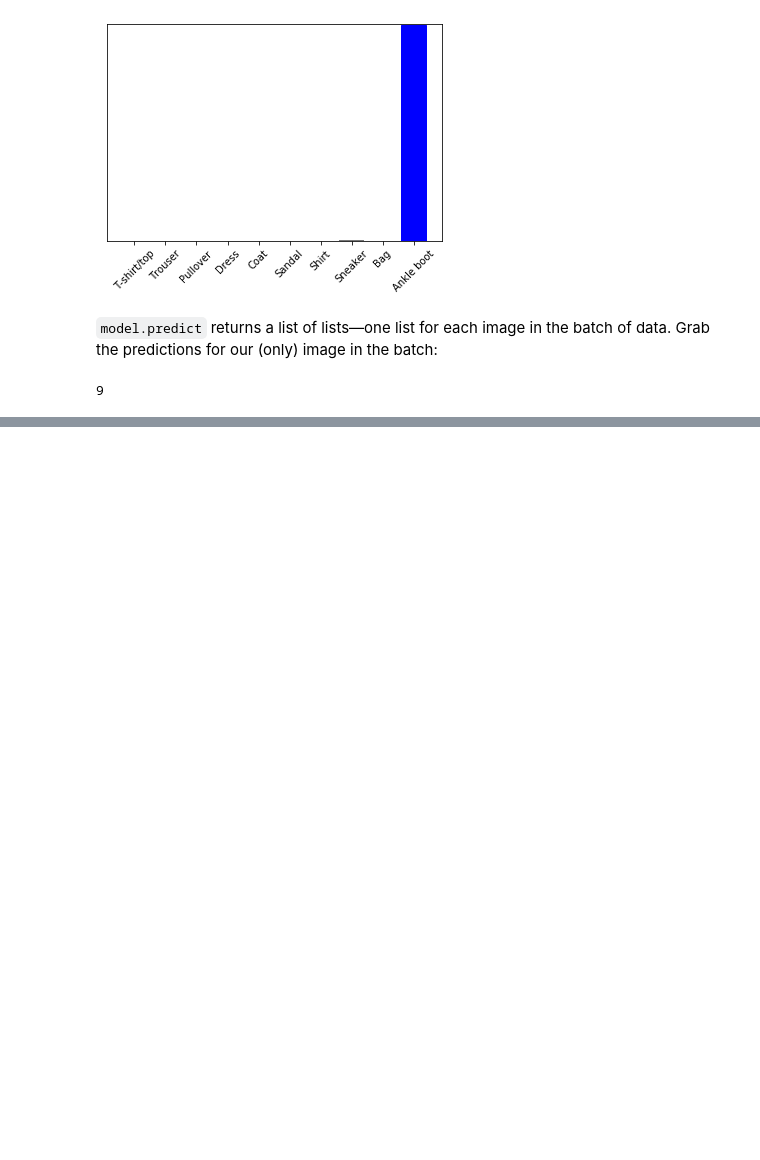
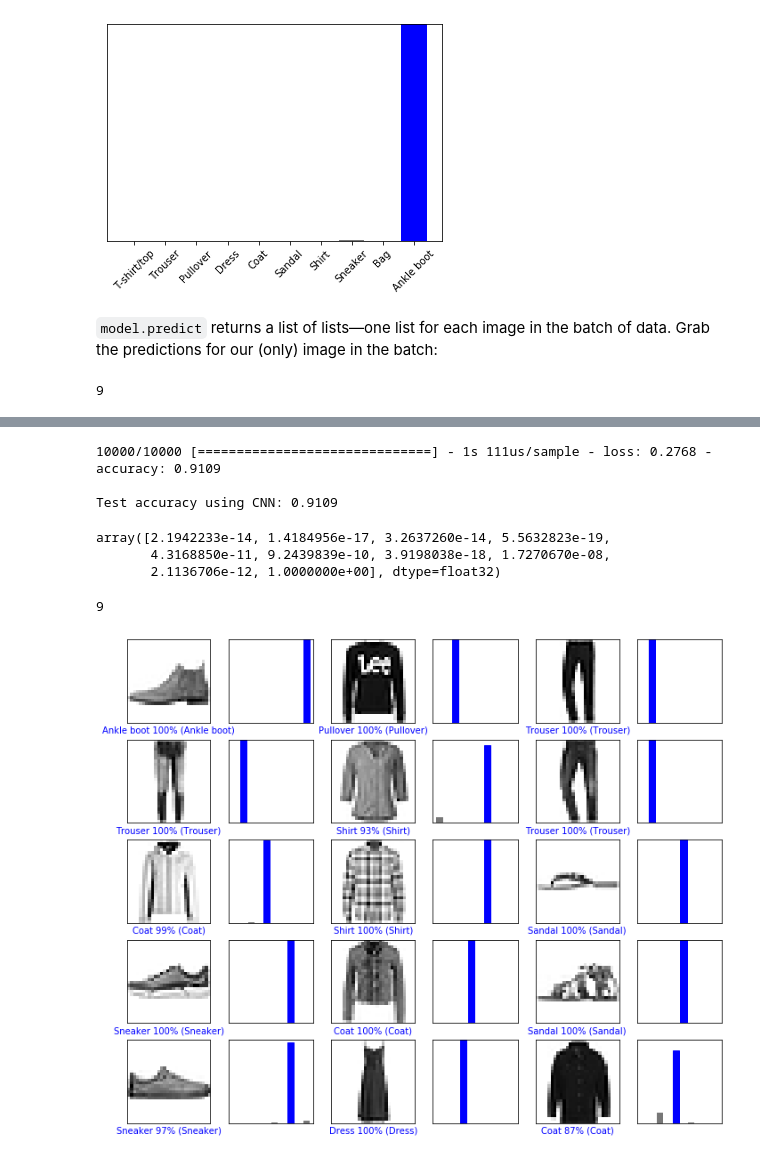
Before and after one commit to arvidl/tf2-cpu, a Jupyter notebook: notebooks/get-started.ipynb, the cells around one changed output, grey strips where cells are left out. Drawn from its saved outputs; the diff is of its cells as text; code cells hidden in the pictures; blank space fills up the shorter version.

```diff
--- a/notebooks/get-started.ipynb
+++ b/notebooks/get-started.ipynb
@@ -582,0 +746,7 @@ np.argmax(predictions_single[0])
+# %%
+# ... expected conv2d_input to have 4 dimensions, but got array with shape (60000, 28, 28)
+train_images = train_images.reshape((60000, 28, 28, 1))
+test_images = test_images.reshape((10000, 28, 28, 1))
+# %%
+# Train the model
+model2.fit(train_images, train_labels, epochs=10)
@@ -582,0 +772,38 @@ np.argmax(predictions_single[0])
+# %%
+test_loss, test_acc = model2.evaluate(test_images, test_labels)
+
+print('\nTest accuracy using CNN:', test_acc)
+# %% [output]
+10000/10000 [==============================] - 1s 111us/sample - loss: 0.2768 - accuracy: 0.9109
+
+Test accuracy using CNN: 0.9109
+# %%
+predictions2 = model2.predict(test_images)
+# %%
+predictions2[0]
+# %% [output]
+array([2.1942233e-14, 1.4184956e-17, 3.2637260e-14, 5.5632823e-19,
+       4.3168850e-11, 9.2439839e-10, 3.9198038e-18, 1.7270670e-08,
+       2.1136706e-12, 1.0000000e+00], dtype=float32)
+# %%
+np.argmax(predictions[0])
+# %% [output]
+9
+# %%
+train_images = train_images.reshape((60000, 28, 28))
+test_images = test_images.reshape((10000, 28, 28))
+# %%
+# Plot the first X test images, their predicted labels, and the true labels.
+# Color correct predictions in blue and incorrect predictions in red.
+num_rows = 5
+num_cols = 3
+num_images = num_rows*num_cols
+plt.figure(figsize=(2*2*num_cols, 2*num_rows))
+for i in range(num_images):
+  plt.subplot(num_rows, 2*num_cols, 2*i+1)
+  plot_image(i, predictions2, test_labels, test_images)
+  plt.subplot(num_rows, 2*num_cols, 2*i+2)
+  plot_value_array(i, predictions2, test_labels)
+plt.show()
+# %% [output]
+[figure, added]
```
Also changed, not shown: parts of 42 cells of this notebook, 1 other file.
